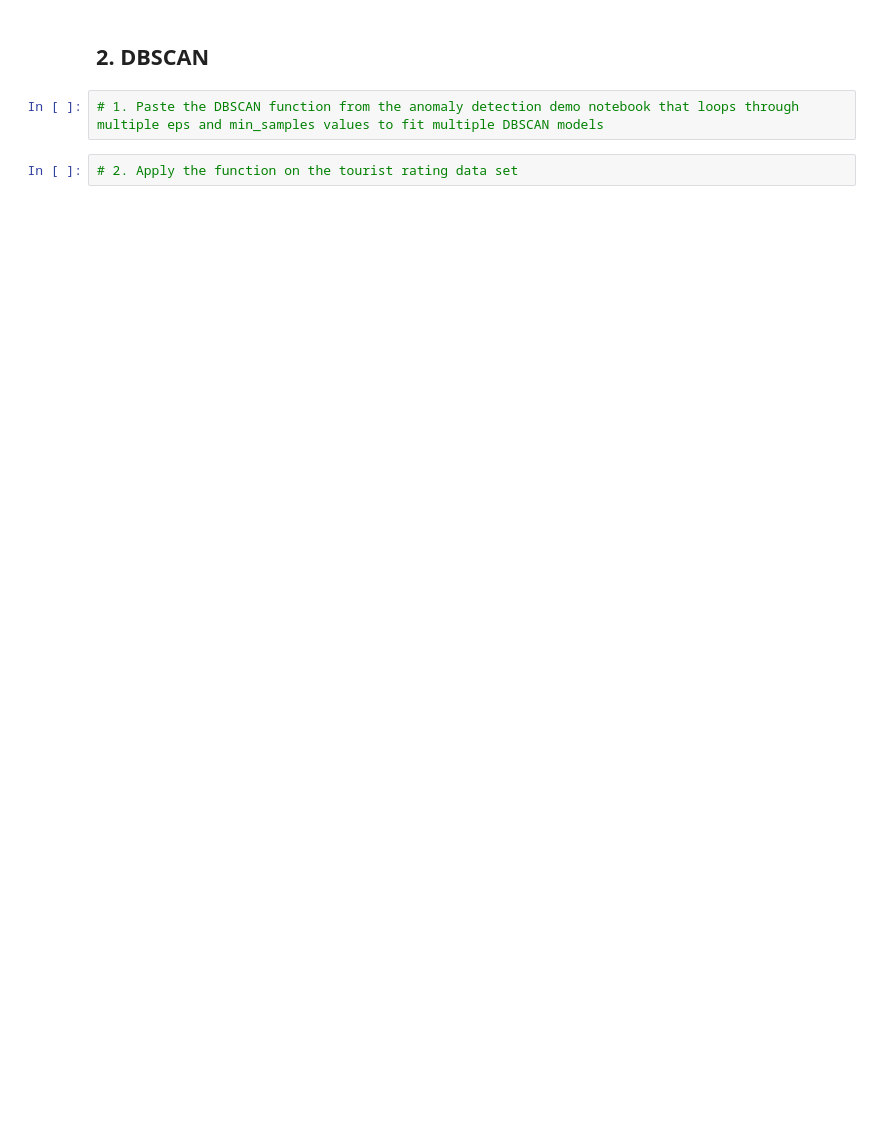
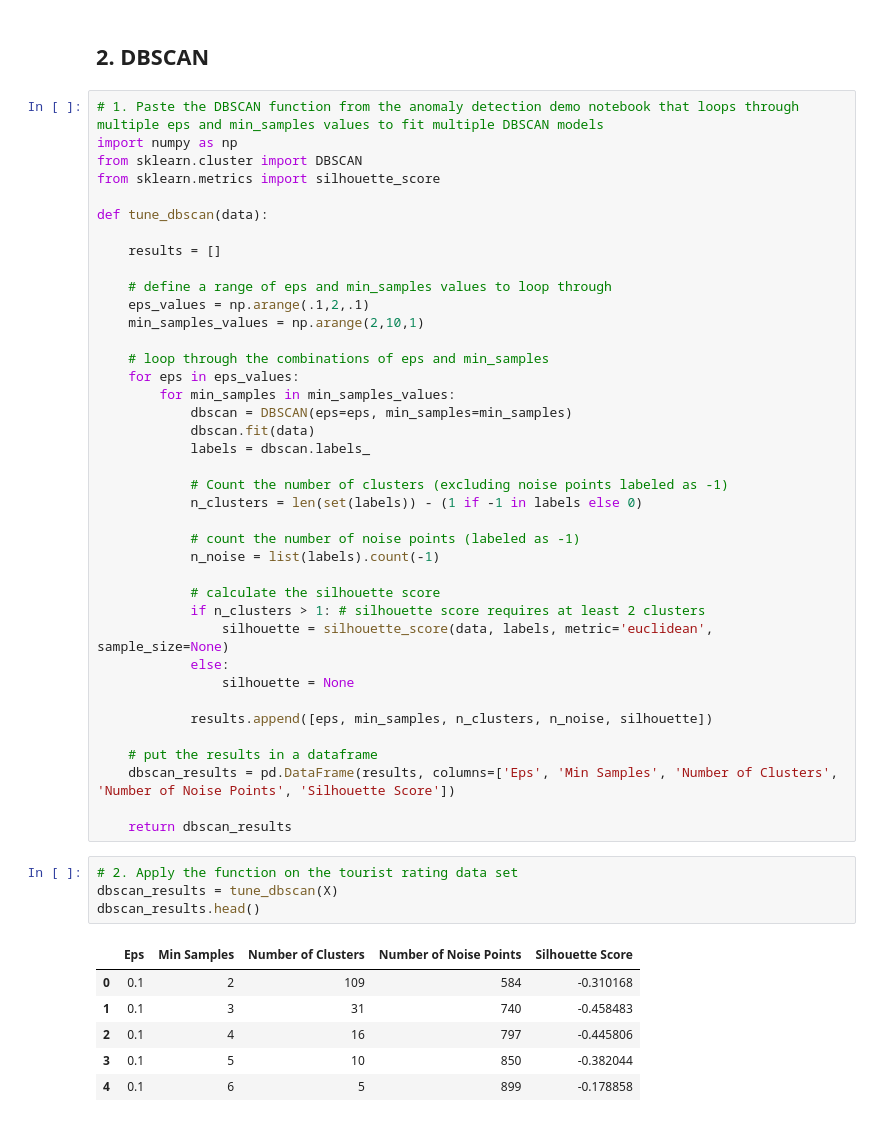
Before and after one commit to Camiloesp/PythonDataScience_UnsupervisedML, a Jupyter notebook: Course Assignment Notebooks/section06_anomaly_detection_assignments.ipynb, the cells around one changed output. Saved outputs shown, nothing was run; the diff lists cells and outputs as text; blank space fills up the shorter version.

```diff
--- a/Course Assignment Notebooks/section06_anomaly_detection_assignments.ipynb
+++ b/Course Assignment Notebooks/section06_anomaly_detection_assignments.ipynb
@@ -112,7 +107,53 @@ KeyError: 'anomaly'
 ## 2. DBSCAN
 # %%
 # 1. Paste the DBSCAN function from the anomaly detection demo notebook that loops through multiple eps and min_samples values to fit multiple DBSCAN models
+import numpy as np
+from sklearn.cluster import DBSCAN
+from sklearn.metrics import silhouette_score
+
+def tune_dbscan(data):
+
+    results = []
+
+    # define a range of eps and min_samples values to loop through
+    eps_values = np.arange(.1,2,.1)
+    min_samples_values = np.arange(2,10,1)
+
+    # loop through the combinations of eps and min_samples
+    for eps in eps_values:
+        for min_samples in min_samples_values:
+            dbscan = DBSCAN(eps=eps, min_samples=min_samples)
+            dbscan.fit(data)
+            labels = dbscan.labels_
+
+            # Count the number of clusters (excluding noise points labeled as -1)
+            n_clusters = len(set(labels)) - (1 if -1 in labels else 0)
+
+            # count the number of noise points (labeled as -1)
+            n_noise = list(labels).count(-1)
+
+            # calculate the silhouette score
+            if n_clusters > 1: # silhouette score requires at least 2 clusters
+                silhouette = silhouette_score(data, labels, metric='euclidean', sample_size=None)
+            else:
+                silhouette = None
+
+            results.append([eps, min_samples, n_clusters, n_noise, silhouette])
+
+    # put the results in a dataframe
+    dbscan_results = pd.DataFrame(results, columns=['Eps', 'Min Samples', 'Number of Clusters', 'Number of Noise Points', 'Silhouette Score'])
+
+    return dbscan_results
 # %%
 # 2. Apply the function on the tourist rating data set
+dbscan_results = tune_dbscan(X)
+dbscan_results.head()
+# %% [output]
+|  | Eps | Min Samples | Number of Clusters | Number of Noise Points | Silhouette Score |
+| 0 | 0.1 | 2 | 109 | 584 | -0.310168 |
+| 1 | 0.1 | 3 | 31 | 740 | -0.458483 |
+| 2 | 0.1 | 4 | 16 | 797 | -0.445806 |
+| 3 | 0.1 | 5 | 10 | 850 | -0.382044 |
+| 4 | 0.1 | 6 | 5 | 899 | -0.178858 |
 # %%
 # 3. Find the highest silhouette score and note down the eps and min_samples values
```
Also changed, not shown: parts of 11 cells of this notebook, 1 other file.
